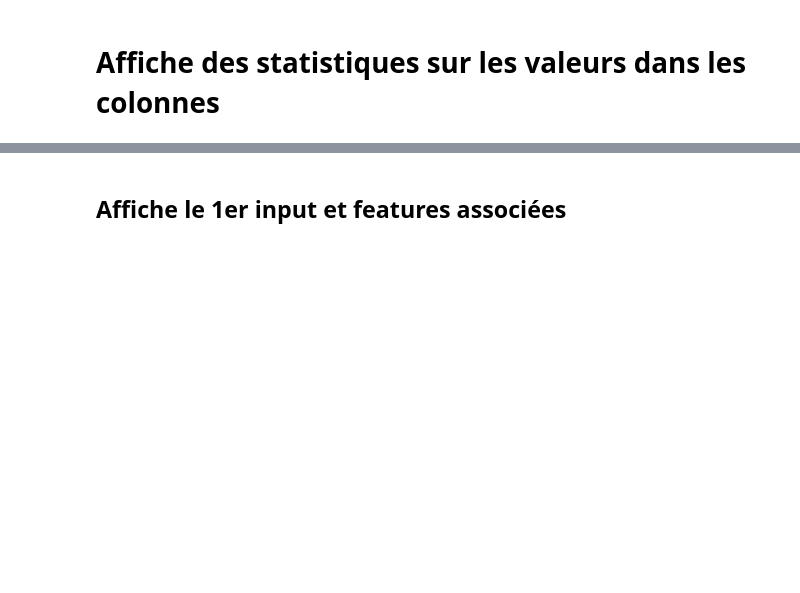
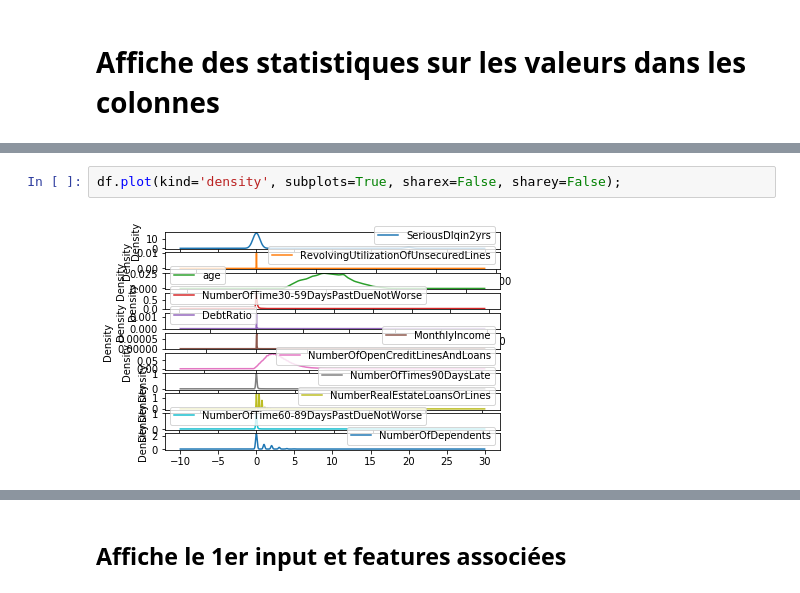
Before and after one commit to Simplon-IA-Bdx-1/give-me-some-credit-laurent-33, a Jupyter notebook: 191007 GiveMeCredit - 01data prepare.ipynb, the cells around one changed output, grey strips where cells are left out. Saved outputs shown, nothing was run; the diff lists cells and outputs as text; blank space fills up the shorter version.

```diff
--- a/191007 GiveMeCredit - 01data prepare.ipynb
+++ b/191007 GiveMeCredit - 01data prepare.ipynb
@@ -37,0 +117,4 @@ df.describe()
+# %%
+df.plot(kind='density', subplots=True, sharex=False, sharey=False);
+# %% [output]
+[figure, added]
```
Also changed, not shown: parts of 13 cells of this notebook, 2 other files.
